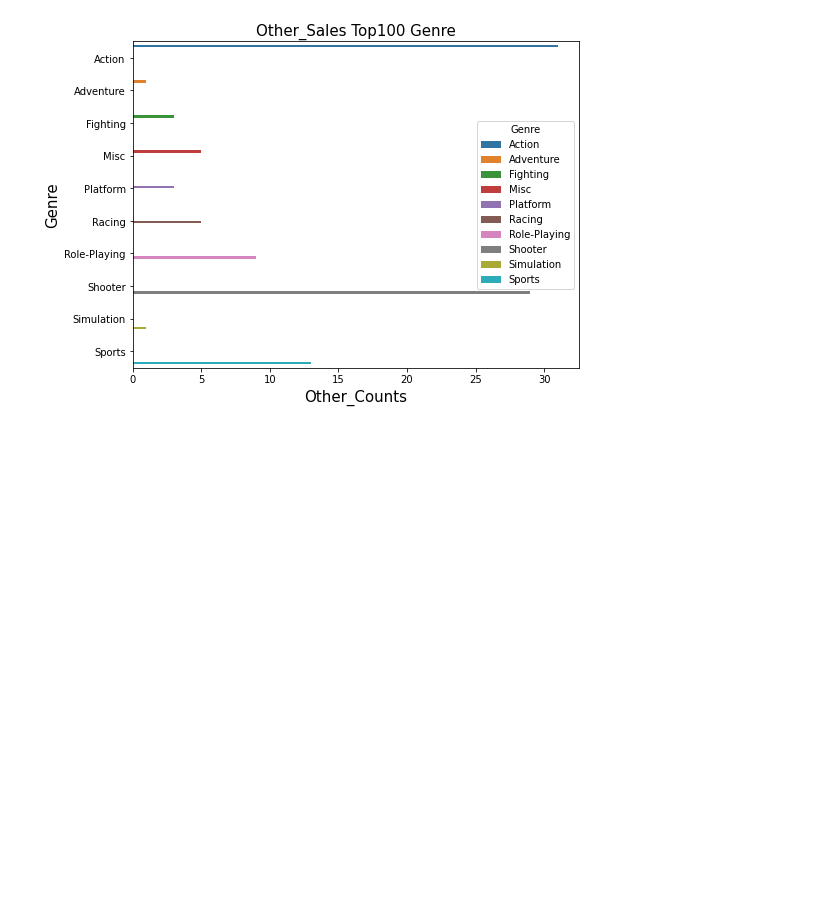
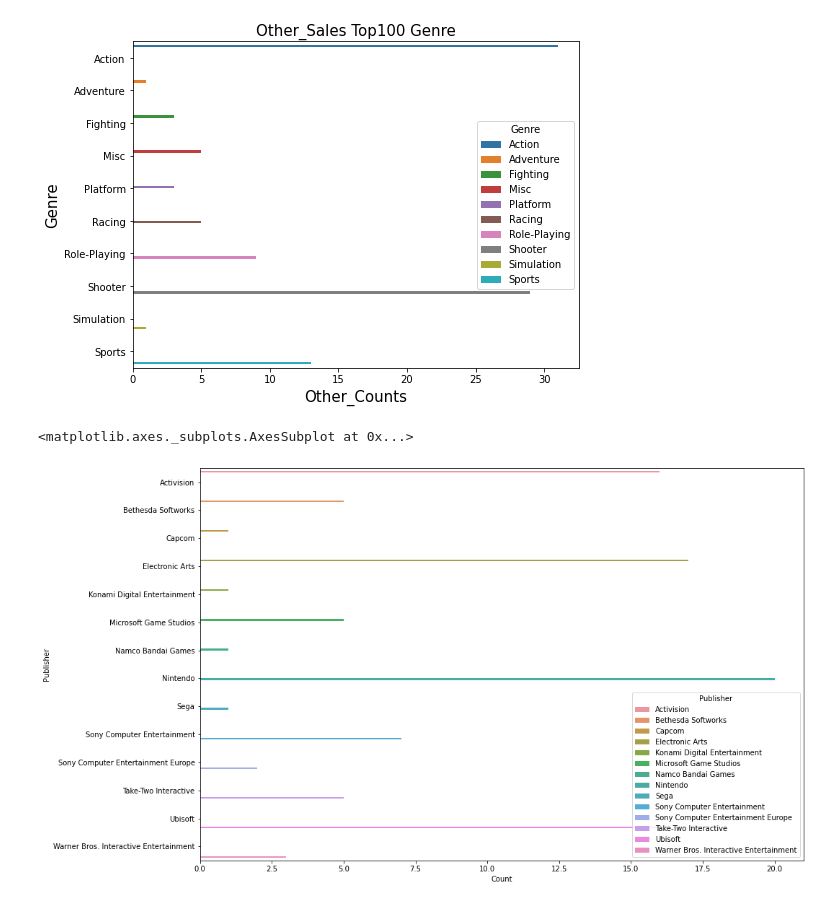
Before and after one commit to lakepicnic/Section_project, a Jupyter notebook: Section1_project.ipynb, the cells around one changed output. Saved outputs shown, nothing was run; the diff lists cells and outputs as text; code cells hidden in the pictures; blank space fills up the shorter version.

```diff
--- a/Section1_project.ipynb
+++ b/Section1_project.ipynb
@@ -247,3 +247,10 @@ plt.title("Other_Sales Top100 Genre", fontsize=15)
 # %% [output]
 Text(0.5, 1.0, 'Other_Sales Top100 Genre')
 [figure]
+# %%
+Publisher_100 = Sales_100.groupby(['Publisher']).size().reset_index(name = "Count")
+plt.figure(figsize = (15,10))
+sns.barplot(x="Count",y='Publisher', data=Publisher_100, hue = 'Publisher')
+# %% [output]
+<matplotlib.axes._subplots.AxesSubplot at 0x...>
+[figure, added]
```
